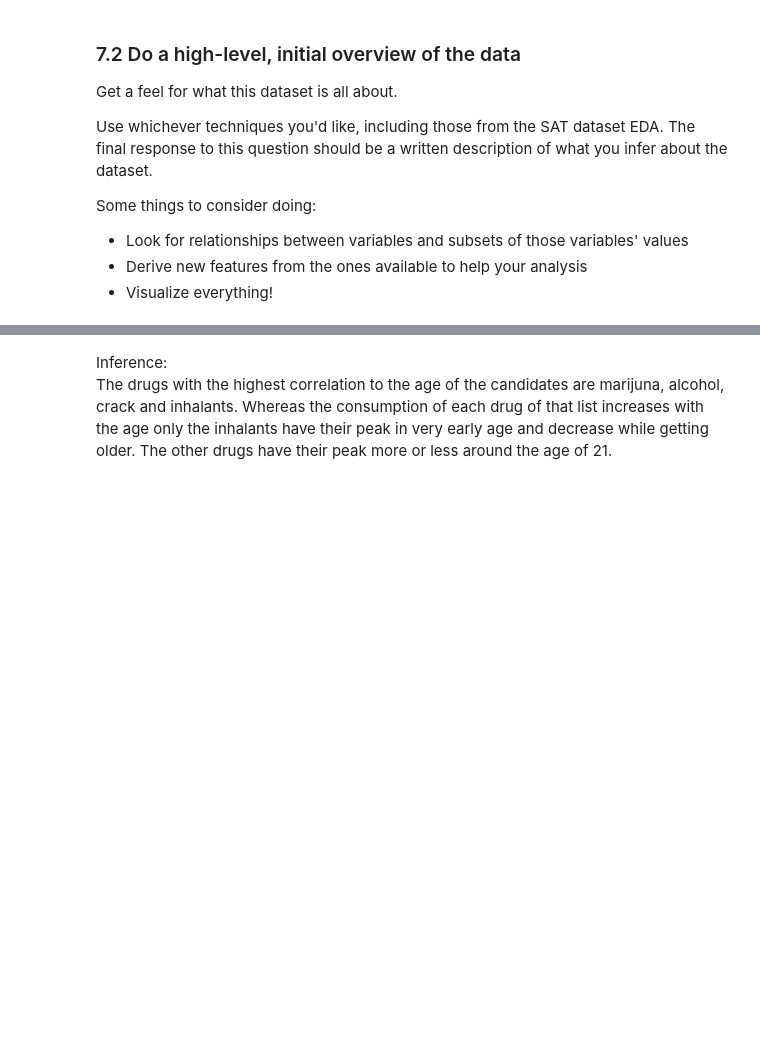
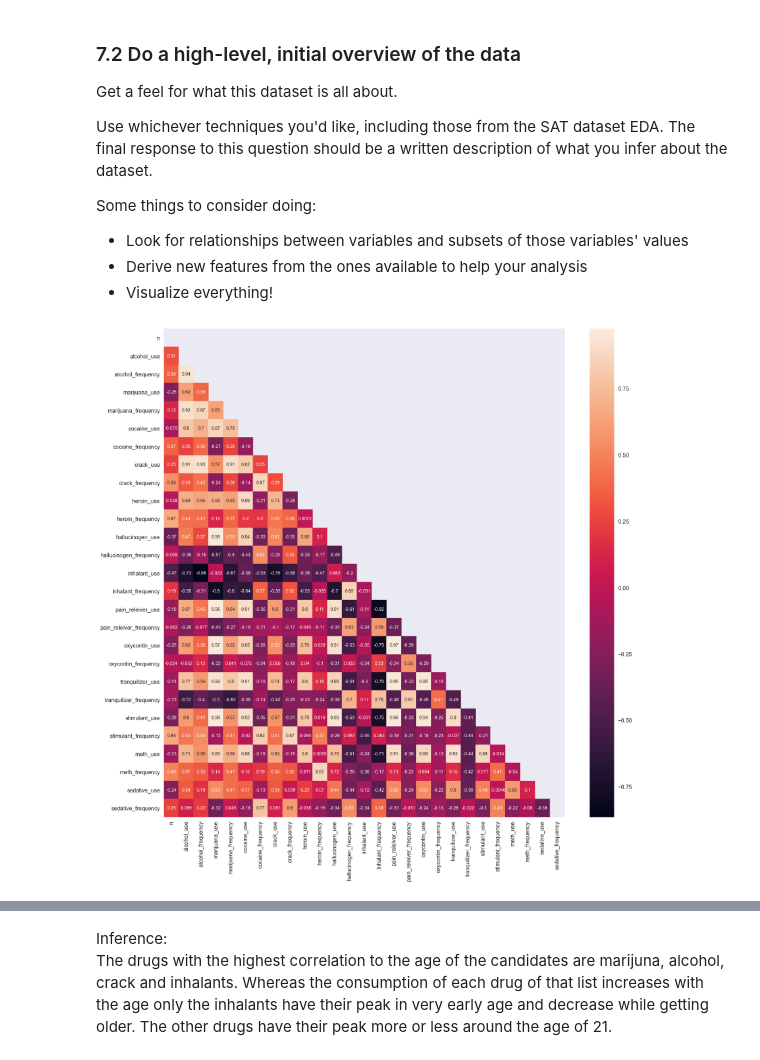
Before and after one commit to androi7/ds-mini-projects, a Jupyter notebook: EDA/project-2.ipynb, the cells around one changed output, grey strips where cells are left out. Cells and saved outputs as stored; diff of their text form; code cells hidden in the pictures; blank space fills up the shorter version.

```diff
--- a/EDA/project-2.ipynb
+++ b/EDA/project-2.ipynb
@@ -491,0 +862,4 @@ drug.isnull().sum()
+# %%
+# the meth use of this participant is inexistent and therefore the frequency is null
+
+drug['meth_frequency'].fillna(meth_nan_idx[0], inplace=True)
@@ -491,0 +877,4 @@ drug.isnull().sum()
+# %%
+# meth use of both partipant is null, accordingly the frequency is null
+
+drug['crack_frequency'].fillna(0.0, inplace=True)
@@ -491,0 +891,4 @@ drug.isnull().sum()
+# %%
+# meth use is null -> frequency has to be null
+
+drug['heroin_frequency'].fillna(0.0, inplace=True)
@@ -501,4 +908,18 @@ Some things to consider doing:
 - Look for relationships between variables and subsets of those variables' values
 - Derive new features from the ones available to help your analysis
 - Visualize everything!
+# %%
+# correlation plot
+
+plt.figure(figsize=(16, 16))
+
+# generate a mask for the upper triangle (taken from seaborn example gallery)
+mask = np.zeros_like(drug.corr(), dtype=np.bool)
+mask[np.triu_indices_from(mask)] = True
+
+sns.heatmap(drug.corr(), mask=mask, annot=True, annot_kws={'fontsize': 8})
+
+plt.show()
+# %% [output]
+[figure, added]
 # %%
```
Also changed, not shown: parts of 94 cells of this notebook.
